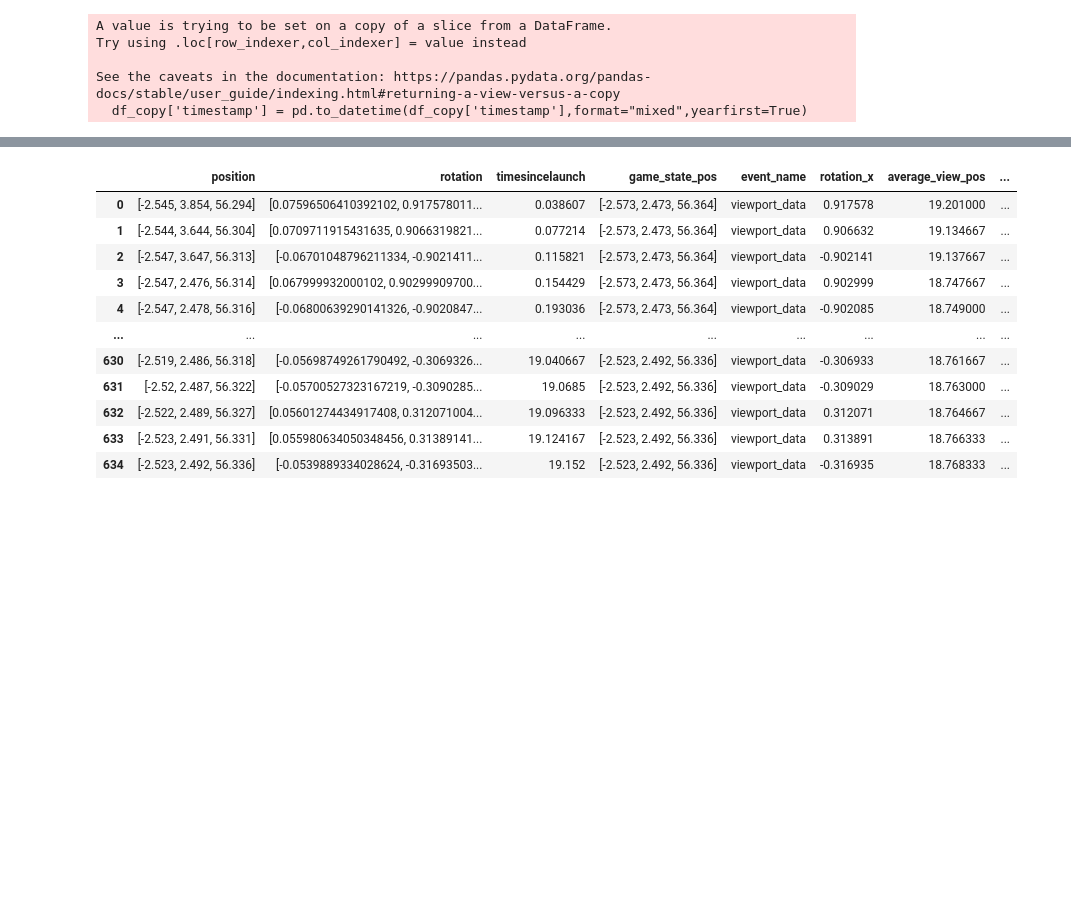
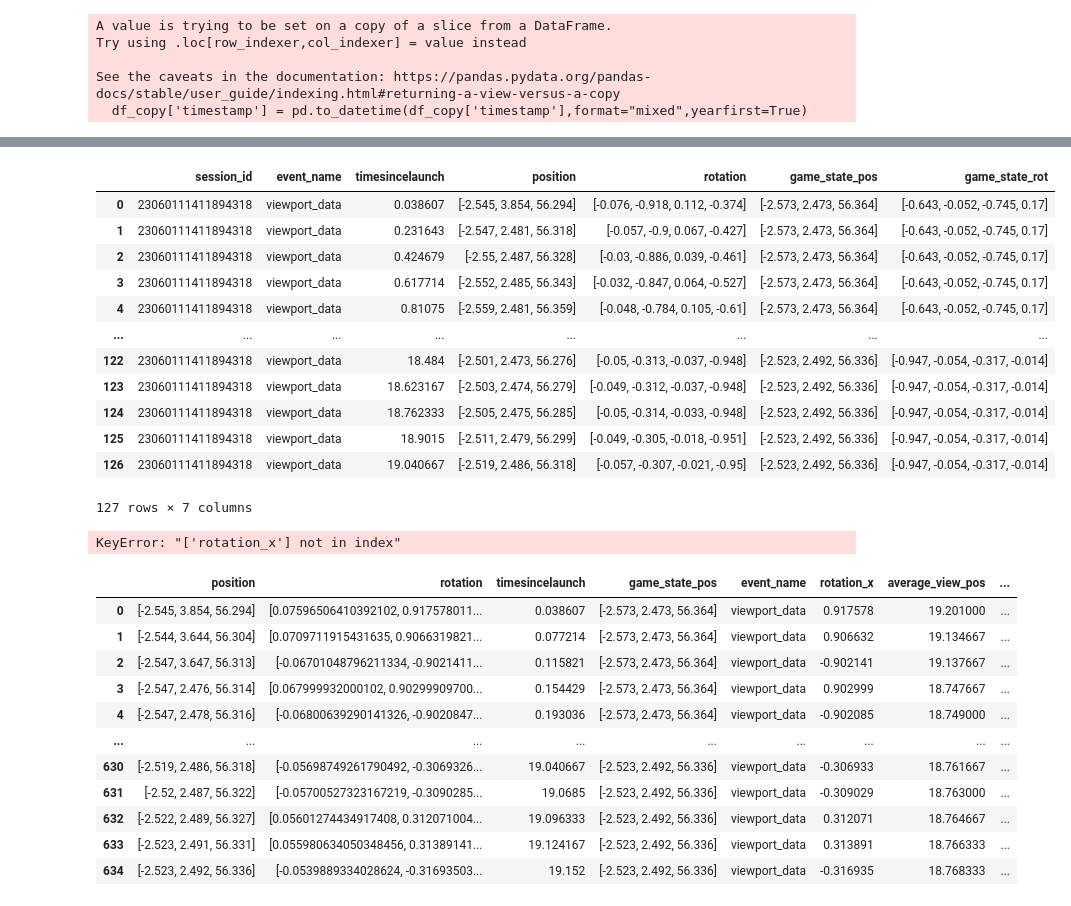
Before and after one commit to opengamedata/OGDUtils, a Jupyter notebook: src/OGDUtils/VRTeX/process.ipynb, the cells around one changed output, grey strips where cells are left out. Saved outputs shown, nothing was run; the diff lists cells and outputs as text; code cells hidden in the pictures; blank space fills up the shorter version.

Commit message:
updated sample_dataframes_by_rows & average_dataframes_by_rows to read single df each time

```diff
--- a/src/OGDUtils/VRTeX/process.ipynb
+++ b/src/OGDUtils/VRTeX/process.ipynb
@@ -68,13 +111,33 @@ split_gaze_packages = preprocessing.average_dataframes_by_rows(gaze_package_lst_
 split_lft_hand_packages =preprocessing.average_dataframes_by_rows(lft_hand_package_lst_splt,1)
 split_rt_hand_packages=preprocessing.average_dataframes_by_rows(rt_hand_package_lst_splt,1)
 # %%
-# split_gaze_packages = sample_dataframes_by_rows(gaze_package_lst_splt,5)
+split_gaze_packages = []
+for i in range(len(gaze_package_lst_splt)):
+    split_gaze_package = preprocessing.sample_dataframes_by_rows(gaze_package_lst_splt[i],5)
+    split_gaze_packages.append(split_gaze_package)
 # split_lft_hand_packages =sample_dataframes_by_rows(lft_hand_package_lst_splt,5)
 # split_rt_hand_packages=sample_dataframes_by_rows(rt_hand_package_lst_splt,5)
+split_gaze_packages[0]
+# %% [output]
+|  | session_id | event_name | timesincelaunch | position | rotation | game_state_pos | game_state_rot |
+| 0 | 23060111411894318 | viewport_data | 0.038607 | [-2.545, 3.854, 56.294] | [-0.076, -0.918, 0.112, -0.374] | [-2.573, 2.473, 56.364] | [-0.643, -0.052, -0.745, 0.17] |
+| 1 | 23060111411894318 | viewport_data | 0.231643 | [-2.547, 2.481, 56.318] | [-0.057, -0.9, 0.067, -0.427] | [-2.573, 2.473, 56.364] | [-0.643, -0.052, -0.745, 0.17] |
+| 2 | 23060111411894318 | viewport_data | 0.424679 | [-2.55, 2.487, 56.328] | [-0.03, -0.886, 0.039, -0.461] | [-2.573, 2.473, 56.364] | [-0.643, -0.052, -0.745, 0.17] |
+| 3 | 23060111411894318 | viewport_data | 0.617714 | [-2.552, 2.485, 56.343] | [-0.032, -0.847, 0.064, -0.527] | [-2.573, 2.473, 56.364] | [-0.643, -0.052, -0.745, 0.17] |
+| 4 | 23060111411894318 | viewport_data | 0.81075 | [-2.559, 2.481, 56.359] | [-0.048, -0.784, 0.105, -0.61] | [-2.573, 2.473, 56.364] | [-0.643, -0.052, -0.745, 0.17] |
+| ... | ... | ... | ... | ... | ... | ... | ... |
+| 122 | 23060111411894318 | viewport_data | 18.484 | [-2.501, 2.473, 56.276] | [-0.05, -0.313, -0.037, -0.948] | [-2.523, 2.492, 56.336] | [-0.947, -0.054, -0.317, -0.014] |
+| 123 | 23060111411894318 | viewport_data | 18.623167 | [-2.503, 2.474, 56.279] | [-0.049, -0.312, -0.037, -0.948] | [-2.523, 2.492, 56.336] | [-0.947, -0.054, -0.317, -0.014] |
+| 124 | 23060111411894318 | viewport_data | 18.762333 | [-2.505, 2.475, 56.285] | [-0.05, -0.314, -0.033, -0.948] | [-2.523, 2.492, 56.336] | [-0.947, -0.054, -0.317, -0.014] |
+| 125 | 23060111411894318 | viewport_data | 18.9015 | [-2.511, 2.479, 56.299] | [-0.049, -0.305, -0.018, -0.951] | [-2.523, 2.492, 56.336] | [-0.947, -0.054, -0.317, -0.014] |
+| 126 | 23060111411894318 | viewport_data | 19.040667 | [-2.519, 2.486, 56.318] | [-0.057, -0.307, -0.021, -0.95] | [-2.523, 2.492, 56.336] | [-0.947, -0.054, -0.317, -0.014] |
+127 rows × 7 columns
 # %%
 split_gaze_packages = preprocessing.norm_average(split_gaze_packages)
-split_lft_hand_packages = preprocessing.norm_average(split_lft_hand_packages)
-split_rt_hand_packages = preprocessing.norm_average(split_rt_hand_packages)
+#split_lft_hand_packages = preprocessing.norm_average(split_lft_hand_packages)
+#split_rt_hand_packages = preprocessing.norm_average(split_rt_hand_packages)
+# %% [output]
+KeyError: "['rotation_x'] not in index"
 # %%
 split_gaze_packages = preprocessing.normalize_3d(split_gaze_packages)
 split_lft_hand_packages = preprocessing.normalize_3d(split_lft_hand_packages)
```
Also changed, not shown: parts of 3 cells of this notebook, 1 other file.
